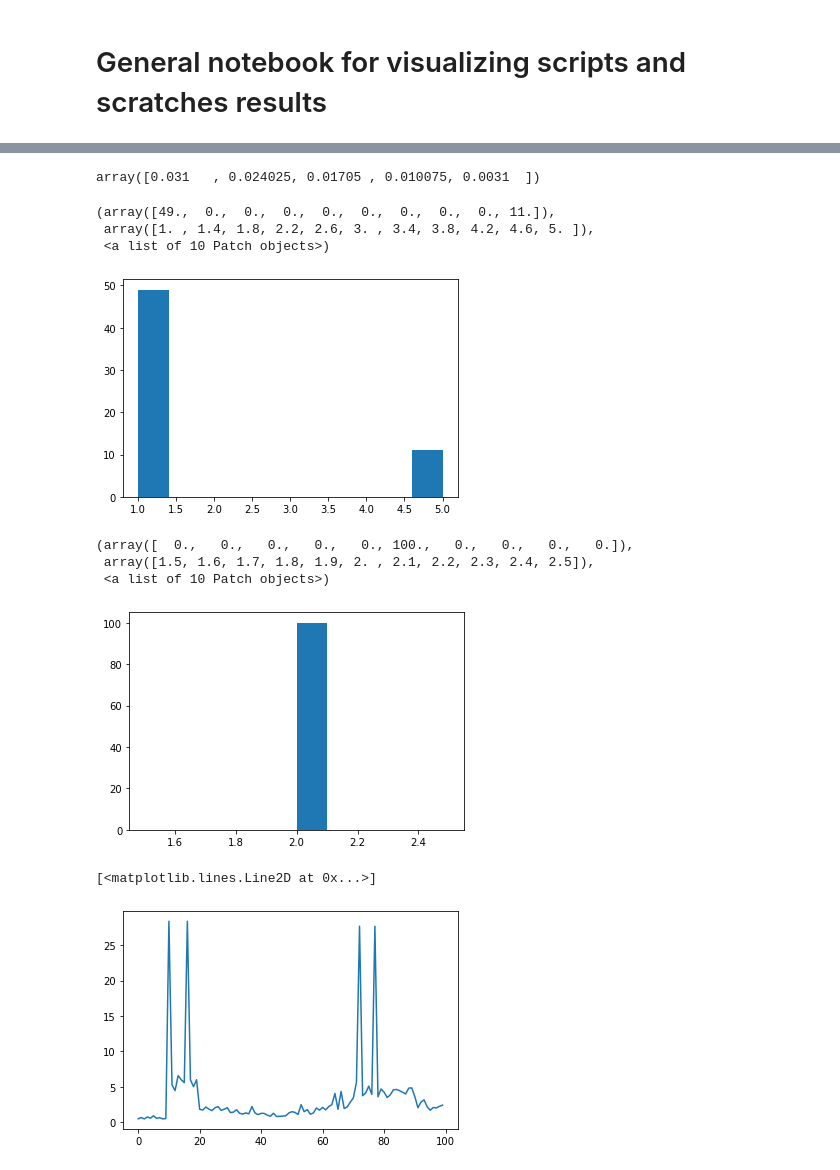
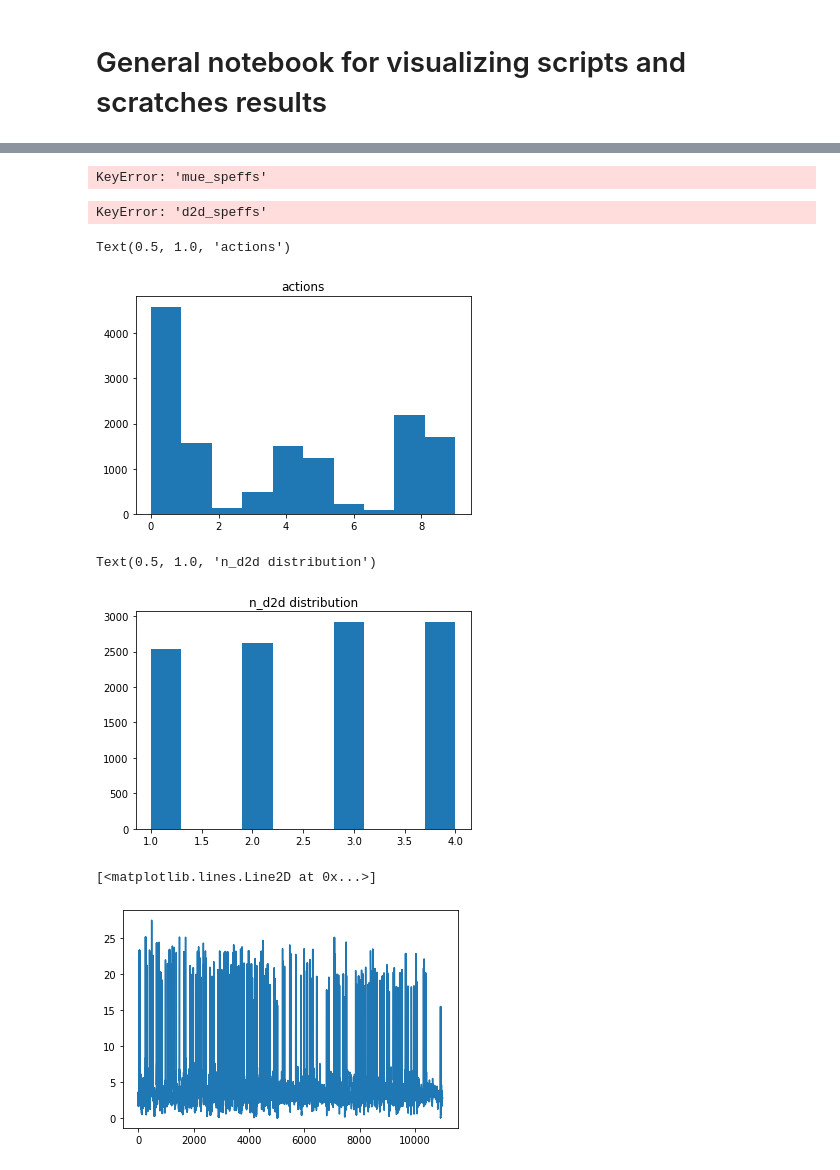
Before and after one commit to lbaiao/sys-simulator-2, a Jupyter notebook: notebooks/nb1.ipynb, the cells around one changed output, grey strips where cells are left out. Saved outputs shown, nothing was run; the diff lists cells and outputs as text; code cells hidden in the pictures.

```diff
--- a/notebooks/nb1.ipynb
+++ b/notebooks/nb1.ipynb
@@ -49,33 +50,37 @@ plt.show()
-# %%
-np.linspace(1e-4, 1e-3, 5)[::-1] * 31
-# %% [output]
-array([0.031   , 0.024025, 0.01705 , 0.010075, 0.0031  ])
+# %%
+mue_speffs = data['mue_speffs'][4]
+plt.plot(mue_speffs)
+# %% [output]
+KeyError: 'mue_speffs'
+# %%
+d2d_speffs = data['d2d_speffs'][4]
+plt.plot(d2d_speffs)
+# %% [output]
+KeyError: 'd2d_speffs'
 # %%
 actions = data['chosen_actions']
 plt.hist(actions)
+plt.title('actions')
 # %% [output]
-(array([49.,  0.,  0.,  0.,  0.,  0.,  0.,  0.,  0., 11.]),
- array([1. , 1.4, 1.8, 2.2, 2.6, 3. , 3.4, 3.8, 4.2, 4.6, 5. ]),
- <a list of 10 Patch objects>)
+Text(0.5, 1.0, 'actions')
-[figure, old version]
+[figure, new version]
 # %%
-filepath = 'D:\\Dev\\sys-simulator-2\\data\\dql\\script32_training.pt'
+filepath = f'D:\\Dev\\sys-simulator-2\\data\\dql\\{file_name}_training.pt'
 data2 = torch.load(filepath)
 mue_spectral_effs, d2d_spectral_effs = zip(*data2)
 mue_speffs, n_mue = zip(*mue_spectral_effs)
 d2d_speffs, n_d2d = zip(*d2d_spectral_effs)
 # %%
 plt.hist(n_d2d)
+plt.title('n_d2d distribution')
 # %% [output]
-(array([  0.,   0.,   0.,   0.,   0., 100.,   0.,   0.,   0.,   0.]),
- array([1.5, 1.6, 1.7, 1.8, 1.9, 2. , 2.1, 2.2, 2.3, 2.4, 2.5]),
- <a list of 10 Patch objects>)
+Text(0.5, 1.0, 'n_d2d distribution')
-[figure, old version]
+[figure, new version]
 # %%
 plt.plot(mue_speffs)
 # %% [output]
 [<matplotlib.lines.Line2D at 0x...>]
-[figure, old version]
+[figure, new version]
 # %%
 N_D2D = 4
 n_mue = np.array(n_mue)
```
Also changed, not shown: parts of 7 cells of this notebook, 22 other files.
